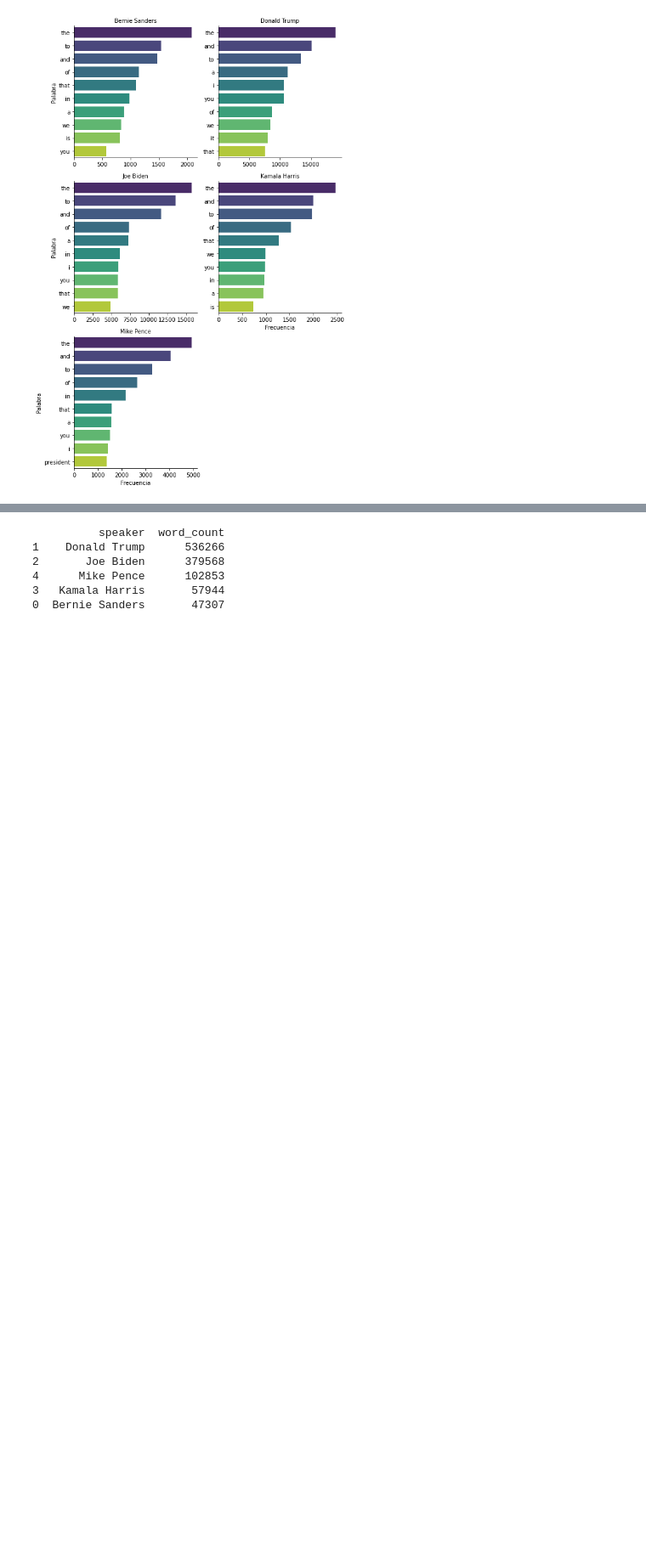
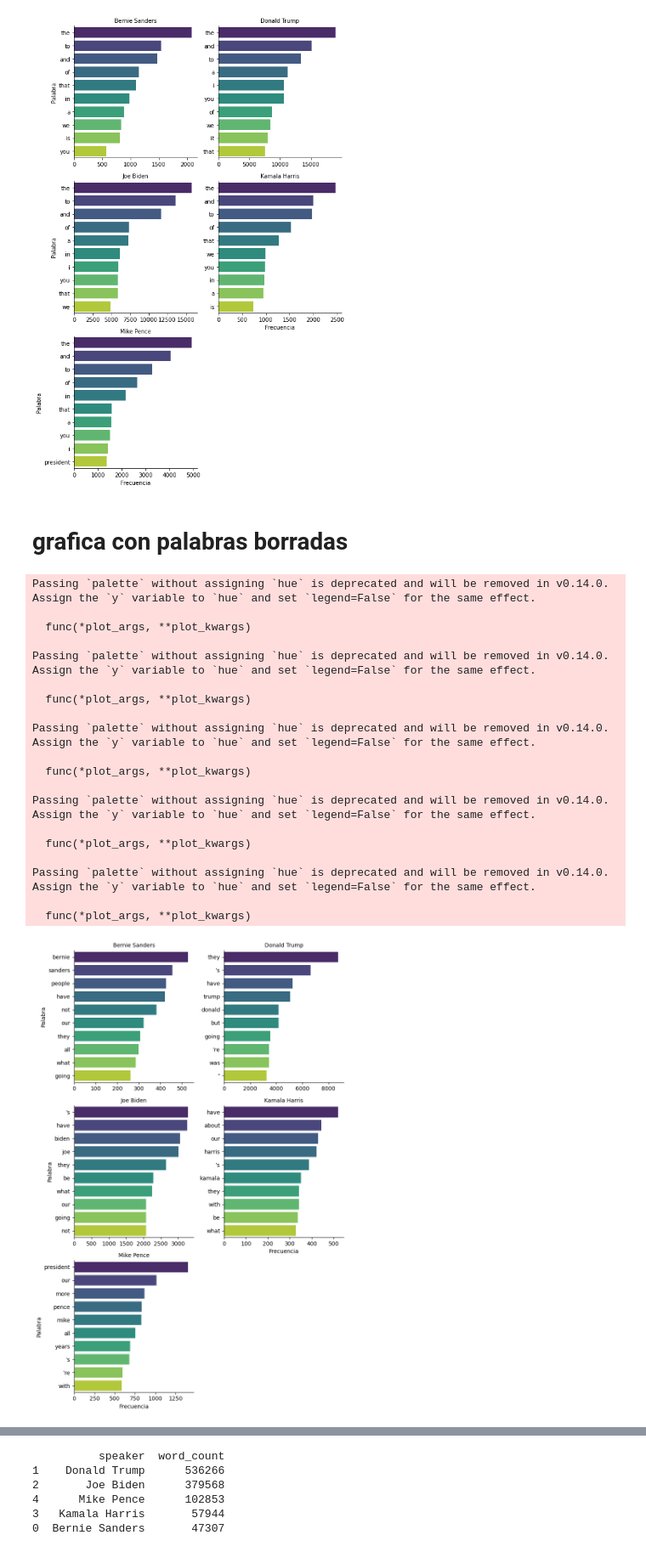
Before and after one commit to Jonathanrr98/intro-cd-tarea1, a Jupyter notebook: us2020_propuesta_estudiantes.ipynb, the cells around one changed output, grey strips where cells are left out. Shown at 85% size. Saved outputs shown, nothing was run; the diff lists cells and outputs as text; code cells hidden in the pictures; blank space fills up the shorter version.

```diff
--- a/us2020_propuesta_estudiantes.ipynb
+++ b/us2020_propuesta_estudiantes.ipynb
@@ -753,3 +755,9 @@ See the caveats in the documentation: https://pandas.pydata.org/pandas-docs/stab
 | 266 | i worked so hard for this state i... | [i, worked, so, hard, for, this, ... |
 | 267 | thank you thank you i love new je... | [thank, you, thank, you, i, love,... |
 170 rows × 2 columns
+# %%
+# Convierte párrafos en listas "palabra1 palabra2 palabra3" -> ["palabra1", "palabra2", "palabra3"]
+df_speeches_top_5_remove_word["WordList"] = df_speeches_top_5_remove_word["CleanText"].str.split()
+
+# Veamos la nueva columna creada: notar que a la derecha tenemos una lista: [palabra1, palabra2, palabra3]
+df_speeches_top_5_remove_word[["CleanText", "WordList"]]
@@ -788,6 +815,50 @@ g.tight_layout()
 plt.show()
 # %% [output]
 [figure]
+# %% [markdown]
+# grafica con palabras borradas
+# %%
+# Expandir la lista de palabras a filas
+df_words_remove = df_speeches_top_5_remove_word.explode('WordList')
+
+# Agrupar por candidato y palabra, y contar
+word_counts_remove = df_words_remove.groupby(['speaker', 'WordList']).size().reset_index(name='count')
+
+# Para cada candidato, seleccionamos las 10 palabras más frecuentes
+top_words_per_speaker_remove = word_counts_remove.groupby('speaker').apply(lambda x: x.nlargest(10, 'count')).reset_index(drop=True)
+
+# Gráfica
+import seaborn as sns
+import matplotlib.pyplot as plt
+
+g = sns.FacetGrid(top_words_per_speaker_remove, col='speaker', col_wrap=2, sharex=False, sharey=False, height=4)
+g.map_dataframe(sns.barplot, x='count', y='WordList', palette="viridis", orient='h')
+
+g.set_titles(col_template="{col_name}")
+g.set_axis_labels("Frecuencia", "Palabra")
+g.tight_layout()
+plt.show()
+# %% [output]
+Passing `palette` without assigning `hue` is deprecated and will be removed in v0.14.0. Assign the `y` variable to `hue` and set `legend=False` for the same effect.
+
+  func(*plot_args, **plot_kwargs)
+
+Passing `palette` without assigning `hue` is deprecated and will be removed in v0.14.0. Assign the `y` variable to `hue` and set `legend=False` for the same effect.
+
+  func(*plot_args, **plot_kwargs)
+
+Passing `palette` without assigning `hue` is deprecated and will be removed in v0.14.0. Assign the `y` variable to `hue` and set `legend=False` for the same effect.
+
+  func(*plot_args, **plot_kwargs)
+
+Passing `palette` without assigning `hue` is deprecated and will be removed in v0.14.0. Assign the `y` variable to `hue` and set `legend=False` for the same effect.
+
+  func(*plot_args, **plot_kwargs)
+
+Passing `palette` without assigning `hue` is deprecated and will be removed in v0.14.0. Assign the `y` variable to `hue` and set `legend=False` for the same effect.
+
+  func(*plot_args, **plot_kwargs)
+[figure, added]
 # %% [markdown]
 Observamos que las palabras más comunes en la visualización actual son términos muy generales como "the", "to", "and", "of", "you", "we", etc., que aparecen en todos los discursos y no reflejan diferencias significativas entre candidatos o partidos.
 
```
Also changed, not shown: parts of 7 cells of this notebook.
